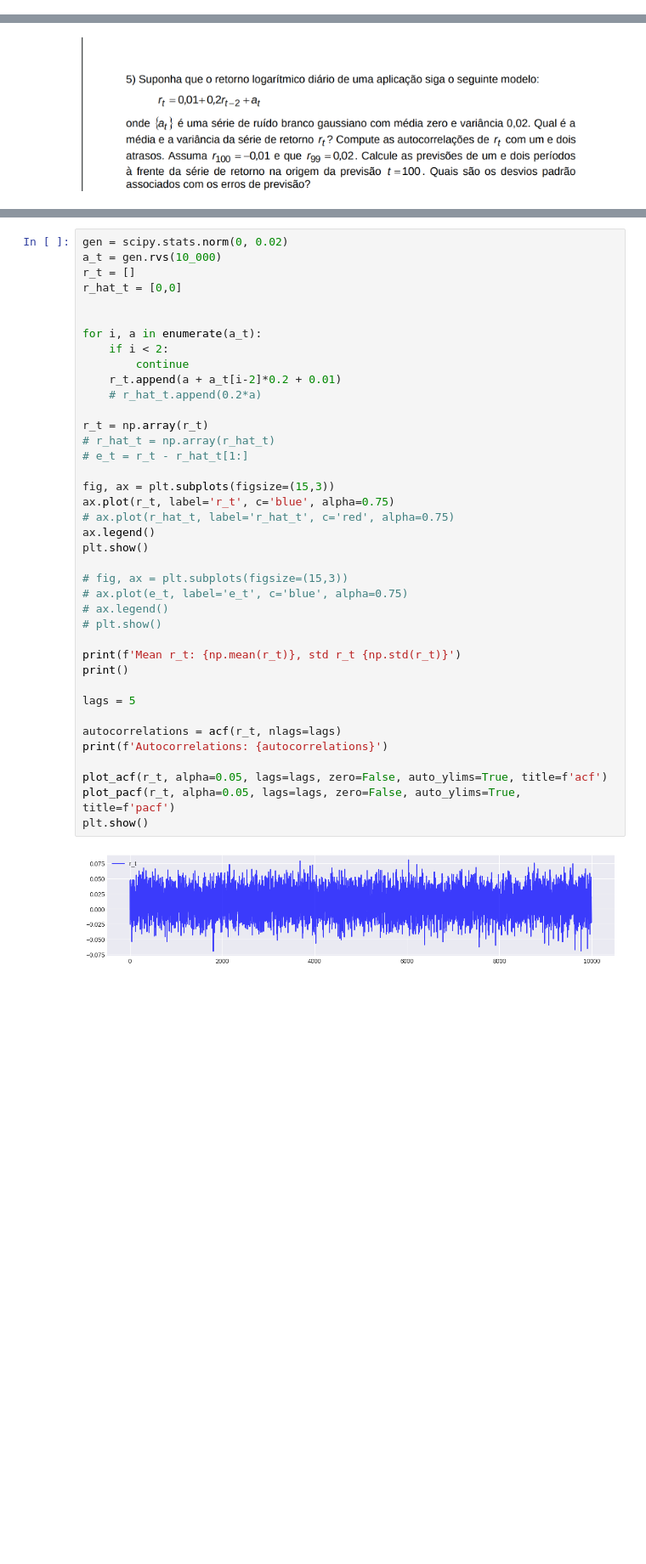
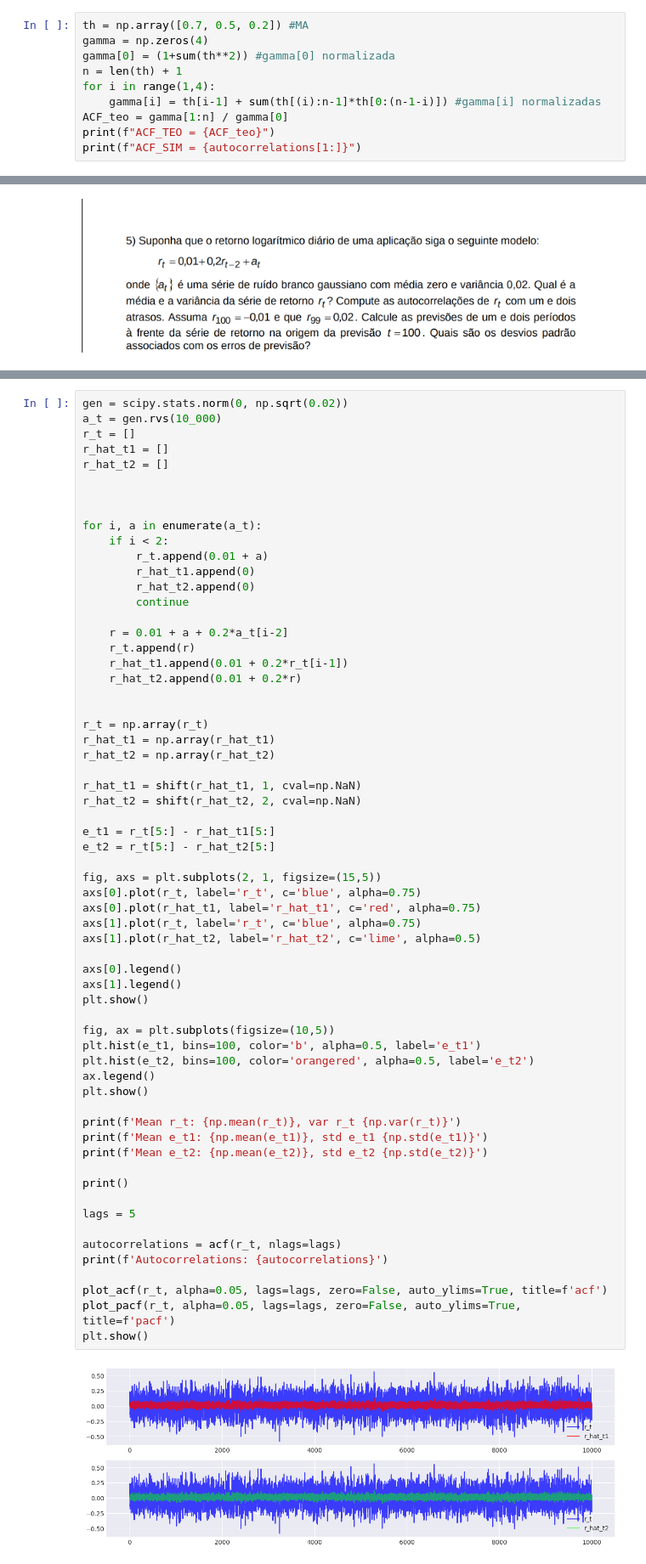
Before and after one commit to FerPapi/fineng-mba-usp, a Jupyter notebook: time_series/lista1_TS_fernando_papi.ipynb, the cells around one changed output, grey strips where cells are left out. Shown at 85% size. Saved outputs shown, nothing was run; the diff lists cells and outputs as text; blank space fills up the shorter version.

```diff
--- a/time_series/lista1_TS_fernando_papi.ipynb
+++ b/time_series/lista1_TS_fernando_papi.ipynb
@@ -128,0 +144,10 @@ plt.show()
+# %%
+th = np.array([0.7, 0.5, 0.2]) #MA
+gamma = np.zeros(4)
+gamma[0] = (1+sum(th**2)) #gamma[0] normalizada
+n = len(th) + 1
+for i in range(1,4):
+    gamma[i] = th[i-1] + sum(th[(i):n-1]*th[0:(n-1-i)]) #gamma[i] normalizadas
+ACF_teo = gamma[1:n] / gamma[0]
+print(f"ACF_TEO = {ACF_teo}")
+print(f"ACF_SIM = {autocorrelations[1:]}")
@@ -389,41 +424,64 @@ $$
 # %%
-gen = scipy.stats.norm(0, 0.02)
+gen = scipy.stats.norm(0, np.sqrt(0.02))
 a_t = gen.rvs(10_000)
 r_t = []
-r_hat_t = [0,0]
+r_hat_t1 = []
+r_hat_t2 = []
+
 
 
 for i, a in enumerate(a_t):
     if i < 2:
+        r_t.append(0.01 + a)
+        r_hat_t1.append(0)
+        r_hat_t2.append(0)
         continue
-    r_t.append(a + a_t[i-2]*0.2 + 0.01)
-    # r_hat_t.append(0.2*a)
+
+    r = 0.01 + a + 0.2*a_t[i-2]
+    r_t.append(r)
+    r_hat_t1.append(0.01 + 0.2*r_t[i-1])
+    r_hat_t2.append(0.01 + 0.2*r)
+
 
 r_t = np.array(r_t)
-# r_hat_t = np.array(r_hat_t)
-# e_t = r_t - r_hat_t[1:]
+r_hat_t1 = np.array(r_hat_t1)
+r_hat_t2 = np.array(r_hat_t2)
 
-fig, ax = plt.subplots(figsize=(15,3))
-ax.plot(r_t, label='r_t', c='blue', alpha=0.75)
-# ax.plot(r_hat_t, label='r_hat_t', c='red', alpha=0.75)
+r_hat_t1 = shift(r_hat_t1, 1, cval=np.NaN)
+r_hat_t2 = shift(r_hat_t2, 2, cval=np.NaN)
+
+e_t1 = r_t[5:] - r_hat_t1[5:]
+e_t2 = r_t[5:] - r_hat_t2[5:]
+
+fig, axs = plt.subplots(2, 1, figsize=(15,5))
+axs[0].plot(r_t, label='r_t', c='blue', alpha=0.75)
+axs[0].plot(r_hat_t1, label='r_hat_t1', c='red', alpha=0.75)
+axs[1].plot(r_t, label='r_t', c='blue', alpha=0.75)
+axs[1].plot(r_hat_t2, label='r_hat_t2', c='lime', alpha=0.5)
+
+axs[0].legend()
+axs[1].legend()
+plt.show()
+
+fig, ax = plt.subplots(figsize=(10,5))
+plt.hist(e_t1, bins=100, color='b', alpha=0.5, label='e_t1')
+plt.hist(e_t2, bins=100, color='orangered', alpha=0.5, label='e_t2')
 ax.legend()
 plt.show()
 
-# fig, ax = plt.subplots(figsize=(15,3))
-# ax.plot(e_t, label='e_t', c='blue', alpha=0.75)
-# ax.legend()
-# plt.show()
+print(f'Mean r_t: {np.mean(r_t)}, var r_t {np.var(r_t)}')
+print(f'Mean e_t1: {np.mean(e_t1)}, std e_t1 {np.std(e_t1)}')
+print(f'Mean e_t2: {np.mean(e_t2)}, std e_t2 {np.std(e_t2)}')
 
-print(f'Mean r_t: {np.mean(r_t)}, std r_t {np.std(r_t)}')
 print()
 
 lags = 5
 
 autocorrelations = acf(r_t, nlags=lags)
 print(f'Autocorrelations: {autocorrelations}')
 
 plot_acf(r_t, alpha=0.05, lags=lags, zero=False, auto_ylims=True, title=f'acf')
 plot_pacf(r_t, alpha=0.05, lags=lags, zero=False, auto_ylims=True, title=f'pacf')
 plt.show()
 # %% [output]
-[figure, old version]
+[figure, new version]
```
Also changed, not shown: parts of 25 cells of this notebook, 4 other files.
